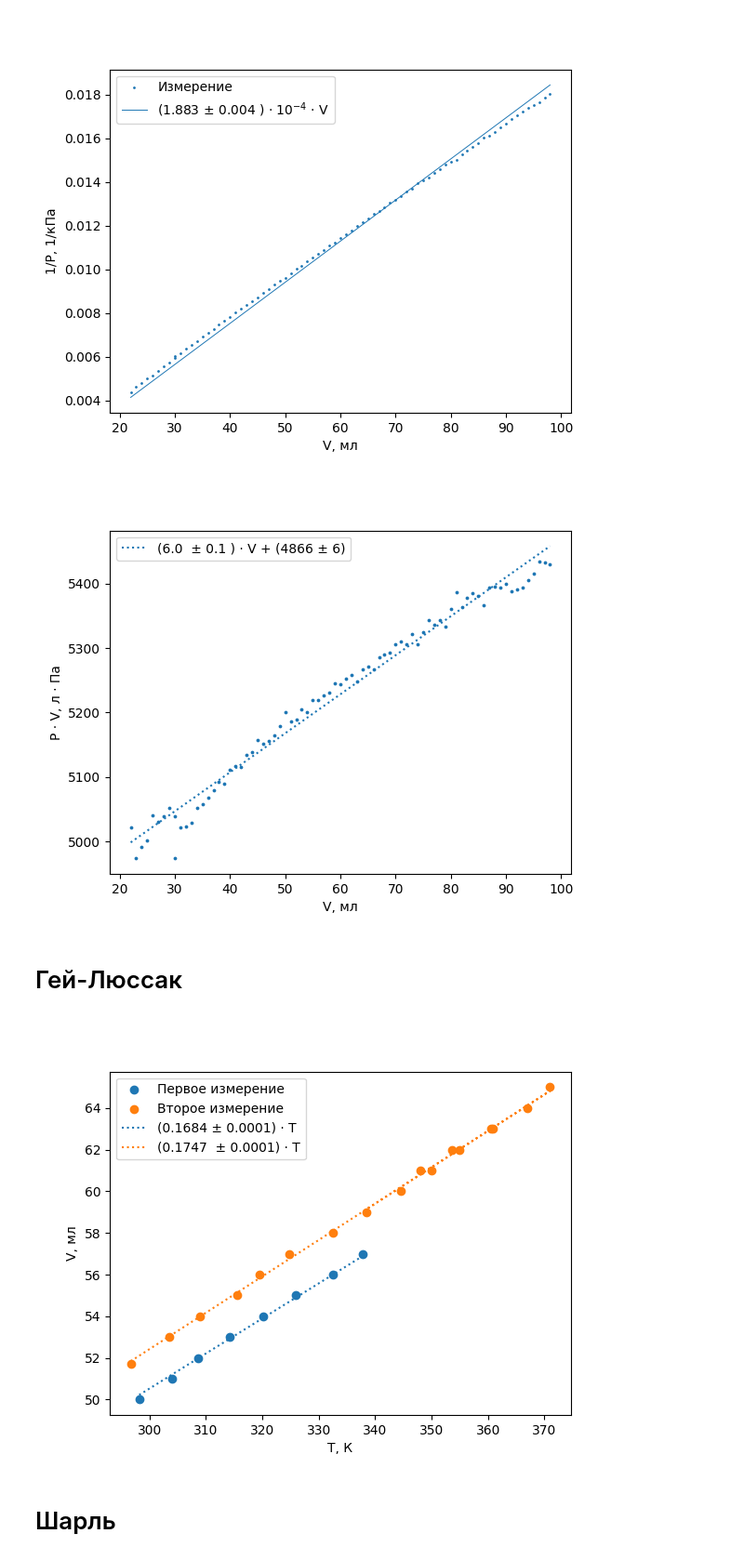
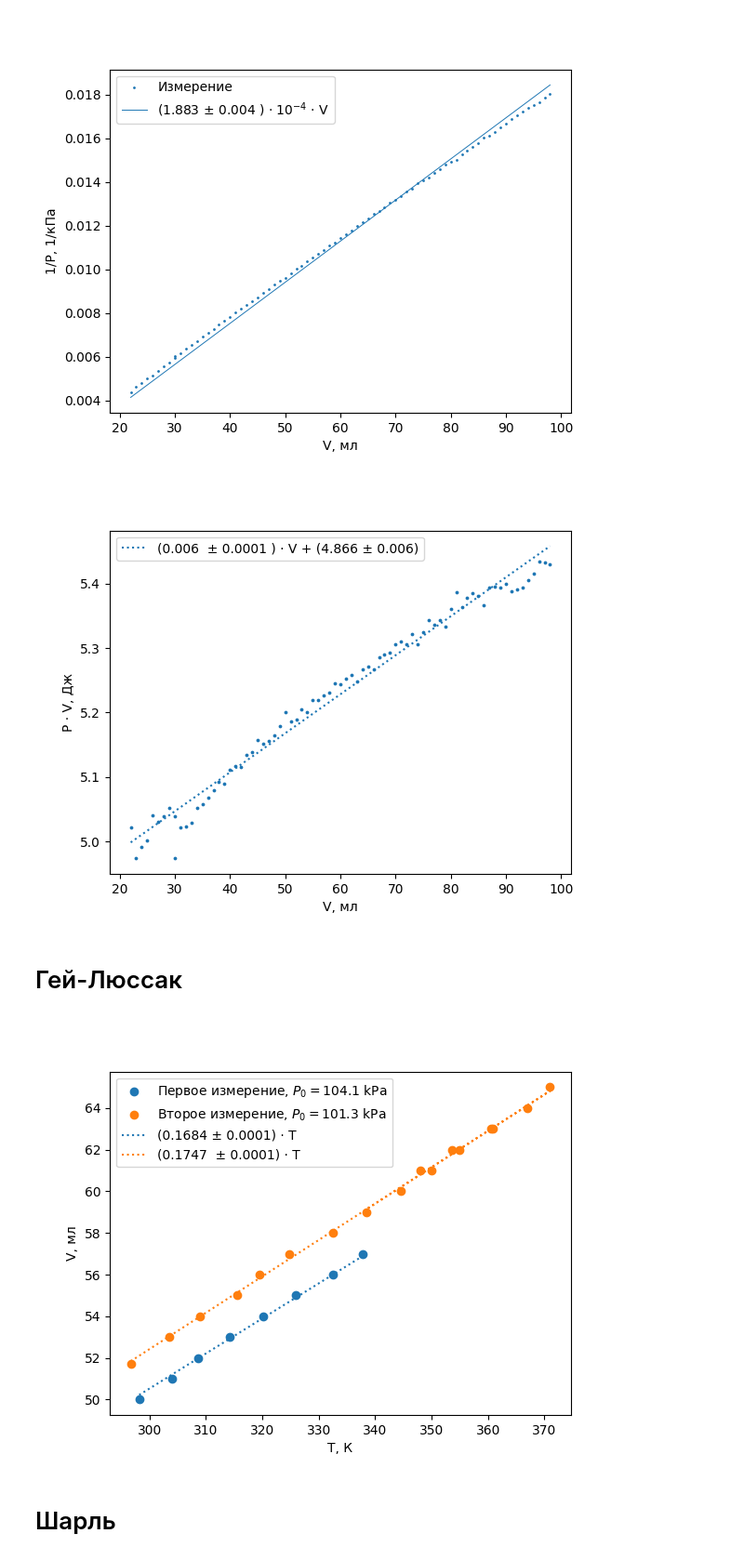
Before and after one commit to sitandr/lab, a Jupyter notebook: second amendment/Untitled.ipynb, the cells around one changed output. Shown at 93% size. Cells and saved outputs as stored; diff of their text form; code cells hidden in the pictures.

Commit message:
Graphs

```diff
--- a/second amendment/Untitled.ipynb
+++ b/second amendment/Untitled.ipynb
@@ -48,49 +48,49 @@ plt.savefig("linePV.png")
 [figure]
 # %%
 %matplotlib widget
-plt.scatter(d['V'], d['V'] * d['P'], s=3)
+plt.scatter(d['V'], d['V'] * d['P']/1e3, s=3)
 plt.xlabel('V, мл')
-plt.ylabel('P · V, л · Па')
+plt.ylabel('P · V, Дж')
 
 f = lambda T, A, B: A*T + B
-res1, err1 = curve_fit(f, d['V'], d['V'] * d['P'])
+res1, err1 = curve_fit(f, d['V'], d['V'] * d['P']/1e3)
 V = np.array(d['V'])
 V.sort()
-plt.plot(V, f(V, *res1), ':', label=f"({round(res1[0], 1)}  ± {round(np.sqrt(np.diag(err1))[0], 2)} ) · V + ({round(res1[1])} ± {round(np.sqrt(np.diag(err1))[1])})")
+plt.plot(V, f(V, *res1), ':', label=f"({'{:.2}'.format(res1[0])}  ± {round(np.sqrt(np.diag(err1))[0], 4)} ) · V + ({round(res1[1], 3)} ± {round(np.sqrt(np.diag(err1))[1], 3)})")
 plt.legend()
 plt.savefig("linePVfromV.png")
 # %% [output]
-[figure, old version]
+[figure, new version]
 # %% [markdown]
 # Гей-Люссак
 # %%
 d2 = pd.read_csv("T↑", delimiter=";", comment = "#")
 d2['V'] = 100 - d2['V']
 d2['T'] += 273
 
 d3 = pd.read_csv("T2↑", delimiter=";", comment = "#")
 d3['V'] = 100 - d3['V']
 d3['T'] += 273
 
 %matplotlib widget
-plt.scatter(d2['T'], d2['V'], label="Первое измерение")
-plt.scatter(d3['T'], d3['V'], label="Второе измерение")
+plt.scatter(d2['T'], d2['V'], label="Первое измерение, $P_0 = 104.1$ kPa")
+plt.scatter(d3['T'], d3['V'], label="Второе измерение, $P_0 = 101.3$ kPa")
 plt.xlabel('T, К')
 plt.ylabel('V, мл')
 
 
 f = lambda T, A: A*T
 res2, err2 = curve_fit(f, d2['T'], d2['V'])
 plt.plot(d2['T'], f(d2['T'], *res2), ':', label=f"({round(res2[0], 4)} ± {round(np.sqrt(np.diag(err2))[0], 4)}) · T")
 
 f = lambda T, A: A*T
 res3, err3 = curve_fit(f, d3['T'], d3['V'])
 plt.plot(d3['T'], f(d3['T'], *res3), ':', label=f"({round(res3[0], 4)}  ± {round(np.sqrt(np.diag(err3))[0], 4)}) · T")
 
 plt.legend()
 plt.savefig("lineGL.png")
 # %% [output]
-[figure, old version]
+[figure, new version]
 # %% [markdown]
 # Шарль
 # %%
```
Also changed, not shown: parts of 1 cell of this notebook, 4 other files.
